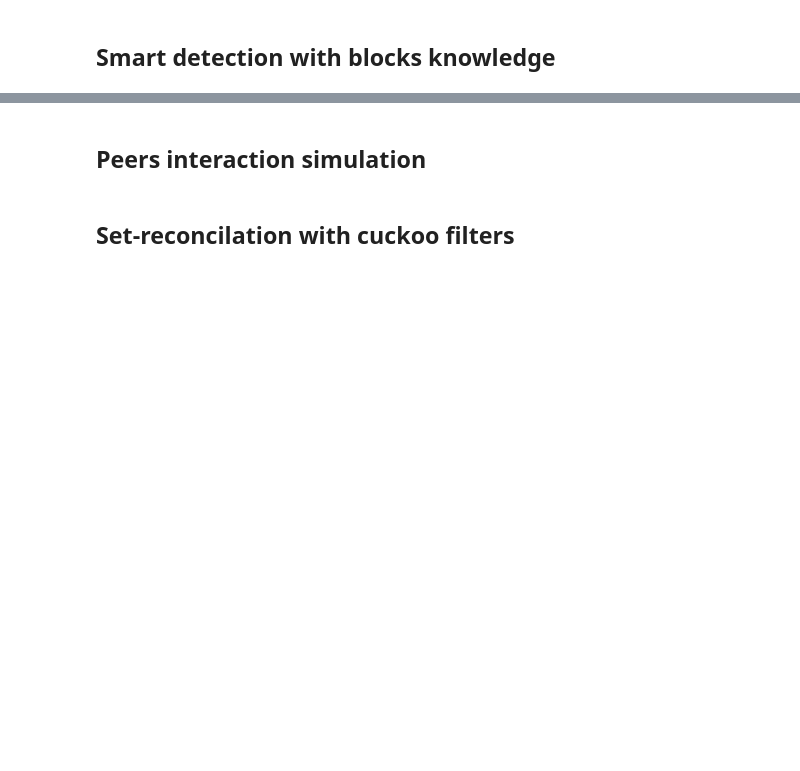
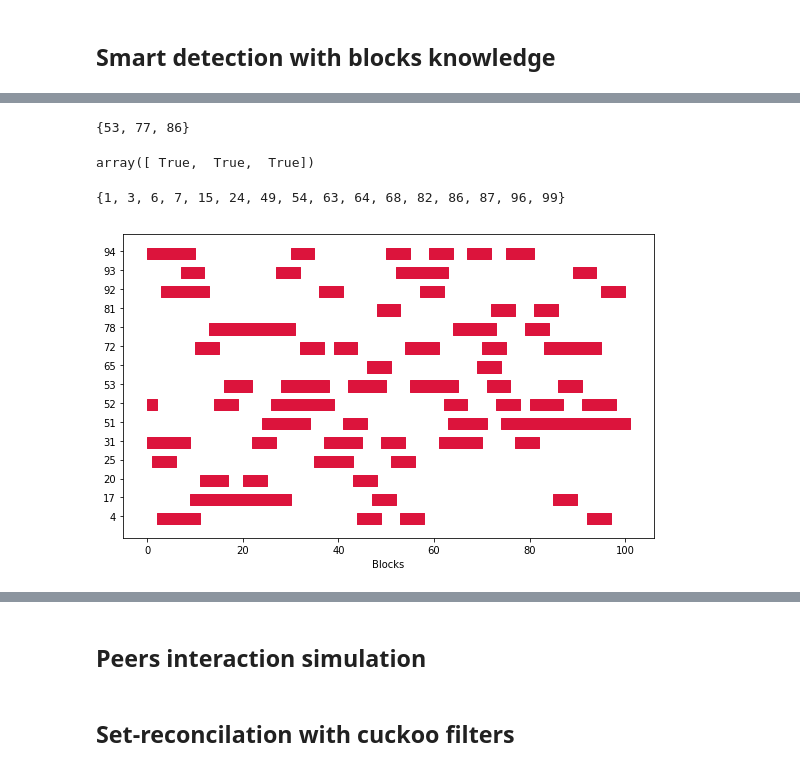
Before and after one commit to grimadas/accountability_experiments, a Jupyter notebook: NoodlesExperiments.ipynb, the cells around one changed output, grey strips where cells are left out. Drawn from its saved outputs; the diff is of its cells as text; code cells hidden in the pictures; blank space fills up the shorter version.

Commit message:
Add postprocessing for peer info

```diff
--- a/NoodlesExperiments.ipynb
+++ b/NoodlesExperiments.ipynb
@@ -10,0 +179,12 @@ import numpy as np
+# %%
+peer_knows_peer[1][81]
+# %% [output]
+{53, 77, 86}
+# %%
+np.logical_or([1,0,1], [0,1,0])
+# %% [output]
+array([ True,  True,  True])
+# %%
+set(G.neighbors(92))
+# %% [output]
+{1, 3, 6, 7, 15, 24, 49, 54, 63, 64, 68, 82, 86, 87, 96, 99}
@@ -10,0 +197,46 @@ import numpy as np
+# %%
+wv_peer  = peer_id
+target_peer = 1
+window = 5
+
+peers_labels = peer_knows_peer[target_peer].keys()
+peers_num =  len(peer_knows_peer[target_peer].keys())
+
+inp = ""
+full_mask = [0 for _ in range(200)]
+
+for p in peers_labels:
+    blocks = [(max(k-window, 0),k) for k in peer_knows_peer[target_peer][p]]
+    new_blocks, array_mask = compress_blocks(blocks)
+    full_mask = np.logical_or(full_mask, array_mask)
+    for b in new_blocks:
+        inp = inp + str(p) + str(",") + str(b[0])+str(",")+str(b[1])+str(",")+str("In") + "\n"
+
+last_index = find_last_sig_bit(full_mask)
+full_mask = full_mask[:last_index]
+number_of_holes = len(np.where(full_mask == False)[0])
+# %%
+import pandas as pd
+import io
+import matplotlib.pyplot as plt
+
+df = pd.read_csv(io.StringIO(inp), header=None, names=["Task", "Start", "Finish", "Resource"] )
+df["Diff"] = df.Finish - df.Start
+
+color = {"In":"crimson", "Out":"crimson"}
+fig,ax=plt.subplots(figsize=(8,5))
+
+labels=[]
+for i, task in enumerate(df.groupby("Task")):
+    labels.append(task[0])
+    for r in task[1].groupby("Resource"):
+        data = r[1][["Start", "Diff"]]
+        ax.broken_barh(data.values, (i-0.4,0.6), color=color[r[0]] )
+
+ax.set_yticks(range(len(labels)))
+ax.set_yticklabels(labels)
+ax.set_xlabel("Blocks")
+plt.tight_layout()
+plt.show()
+# %% [output]
+[figure, added]
```
Also changed, not shown: parts of 30 cells of this notebook, 1 other file.
